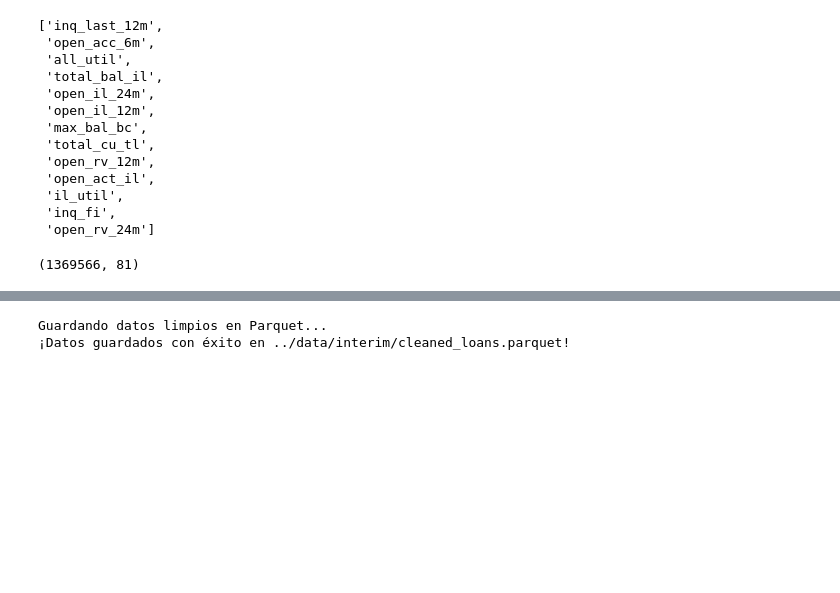
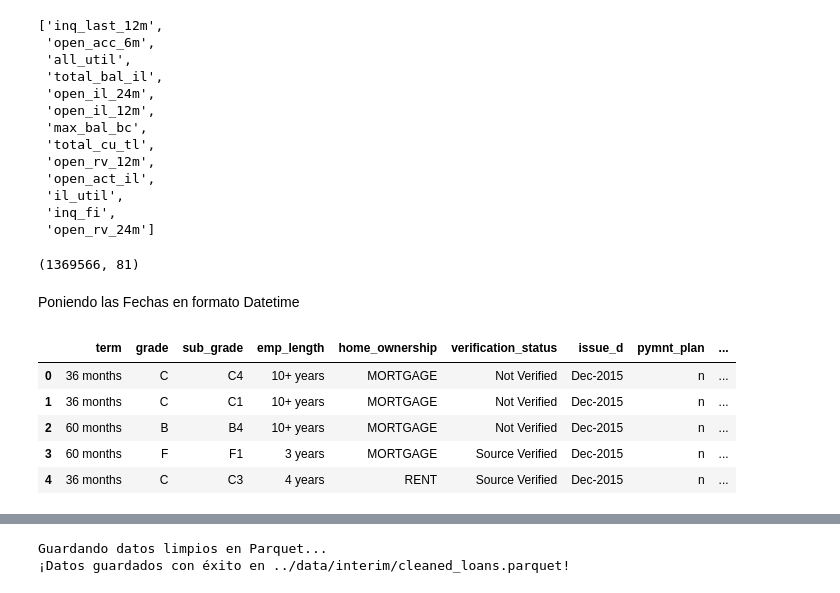
Before and after one commit to kerasPro/credit-risk-model, a Jupyter notebook: notebooks/01_data_ingestion_and_cleaning.ipynb, the cells around one changed output, grey strips where cells are left out. Cells and saved outputs as stored; diff of their text form; code cells hidden in the pictures; blank space fills up the shorter version.

```diff
--- a/notebooks/01_data_ingestion_and_cleaning.ipynb
+++ b/notebooks/01_data_ingestion_and_cleaning.ipynb
@@ -429,3 +429,15 @@ df_completed_filtred = df_filtered_secundary.drop(columns=eliminar)
 df_completed_filtred.shape
 # %% [output]
 (1369566, 81)
+# %% [markdown]
+Poniendo las Fechas en formato Datetime
+# %%
+select_not_float = df_completed_filtred.select_dtypes(exclude=['float64', 'int64'])
+select_not_float.head()
+# %% [output]
+|  | term | grade | sub_grade | emp_length | home_ownership | verification_status | issue_d | pymnt_plan | ... |
+| 0 | 36 months | C | C4 | 10+ years | MORTGAGE | Not Verified | Dec-2015 | n | ... |
+| 1 | 36 months | C | C1 | 10+ years | MORTGAGE | Not Verified | Dec-2015 | n | ... |
+| 2 | 60 months | B | B4 | 10+ years | MORTGAGE | Not Verified | Dec-2015 | n | ... |
+| 3 | 60 months | F | F1 | 3 years | MORTGAGE | Source Verified | Dec-2015 | n | ... |
+| 4 | 36 months | C | C3 | 4 years | RENT | Source Verified | Dec-2015 | n | ... |
```
Also changed, not shown: parts of 3 cells of this notebook.
